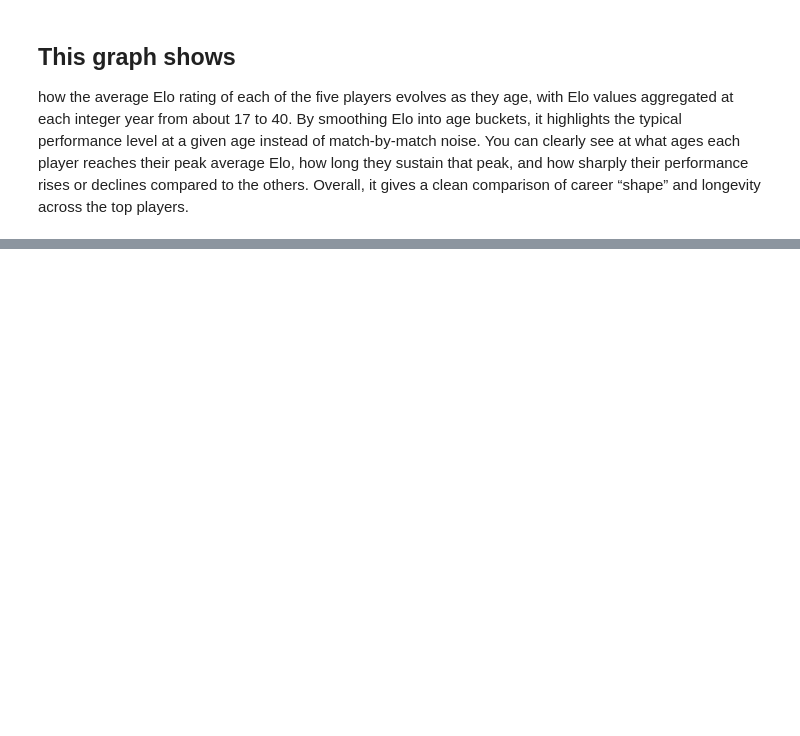
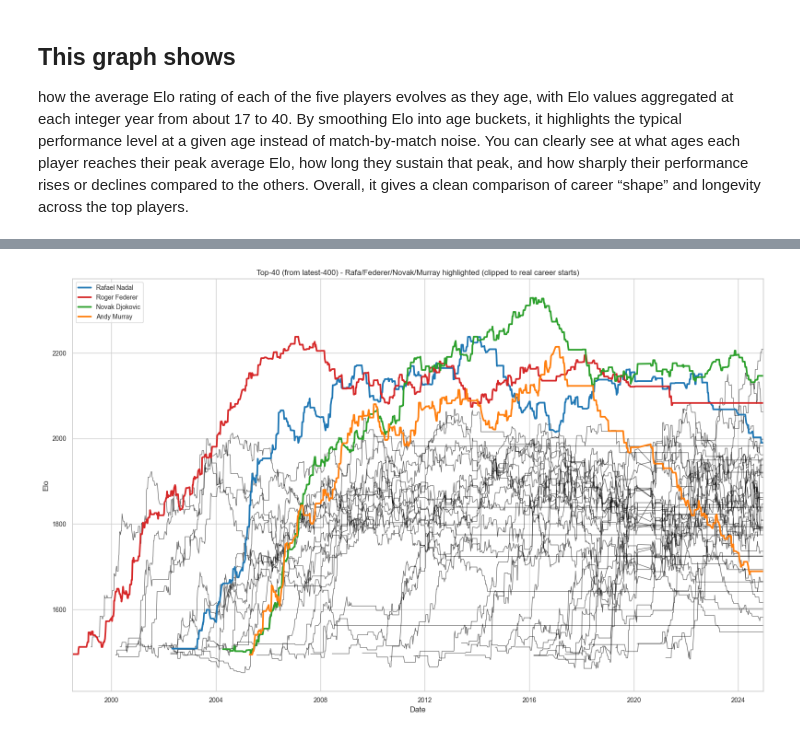
Before and after one commit to San-gularity/Tennis_ATP, a Jupyter notebook: Tennis_ATP.ipynb, the cells around one changed output, grey strips where cells are left out. Cells and saved outputs as stored; diff of their text form; code cells hidden in the pictures; blank space fills up the shorter version.

```diff
--- a/Tennis_ATP.ipynb
+++ b/Tennis_ATP.ipynb
@@ -1197,0 +1296,15 @@ how the average Elo rating of each of the five players evolves as they age, with
+# %%
+# Cell 2: Imports
+import os
+import pandas as pd
+import numpy as np
+import matplotlib.pyplot as plt
+import seaborn as sns
+from datetime import datetime
+
+# plotting defaults
+sns.set(style="whitegrid")
+plt.rcParams["figure.figsize"] = (14, 8)
+plt.rcParams["axes.labelsize"] = 12
+plt.rcParams["xtick.labelsize"] = 10
+plt.rcParams["ytick.labelsize"] = 10
@@ -1197,0 +1315,82 @@ how the average Elo rating of each of the five players evolves as they age, with
+# %%
+# Fixed plot: highlight Rafa/Federer/Novak/Murray and clip each series to player's real start (no 1900 rows)
+import pandas as pd
+import matplotlib.pyplot as plt
+
+csv_path = "Data/elo_from_federer_start.csv"
+df = pd.read_csv(csv_path, parse_dates=["date"]).sort_values("date").reset_index(drop=True)
+players = [c for c in df.columns if c != "date"]
+
+# choose top-40 by peak Elo inside this CSV
+peak_vals = {p: df[p].max(skipna=True) for p in players}
+sorted_players = sorted(peak_vals.items(), key=lambda x: x[1], reverse=True)
+selected_top40 = [p for p,_ in sorted_players[:40]]
+
+# Ensure highlighted players are present and included
+highlight = ["Rafael Nadal", "Roger Federer", "Novak Djokovic", "Andy Murray"]
+for h in highlight:
+    if h in players and h not in selected_top40:
+        selected_top40.insert(0, h)  # ensure they appear and are plotted
+
+# helper to find player's first real date (value != 1500 and not null)
+def player_start_date(series: pd.Series) -> pd.Timestamp | None:
+    mask = series.notna() & (series != 1500)
+    if not mask.any():
+        return None
+    return series.index[mask.argmax()] if False else series.index[mask.values.argmax()]
+
+# Better: use df to find date of first non-1500
+start_dates = {}
+for p in selected_top40:
+    ser = df[p]
+    mask = ser.notna() & (ser != 1500)
+    if mask.any():
+        start_dates[p] = df.loc[mask, 'date'].iloc[0]
+    else:
+        # if never departs from 1500, set to None
+        start_dates[p] = None
+
+# Determine overall plot x-limits: earliest of highlighted starts (if available)
+highlight_starts = [d for p,d in start_dates.items() if p in highlight and d is not None]
+if highlight_starts:
+    x_min = min(highlight_starts)
+else:
+    x_min = df['date'].min()
+
+# Plot
+plt.figure(figsize=(16,10))
+# plot non-highlighted selected players in black, but clipped to their start
+for p in selected_top40:
+    if p in highlight:
+        continue
+    sdate = start_dates.get(p)
+    if sdate is None:
+        continue
+    mask = df['date'] >= sdate
+    plt.plot(df.loc[mask, 'date'], df.loc[mask, p], color='black', alpha=0.6, linewidth=0.9)
+
+# plot highlighted players with colors, clipped to their start
+color_map = {"Rafael Nadal": "tab:blue", "Roger Federer": "tab:red", "Novak Djokovic": "tab:green", "Andy Murray": "tab:orange"}
+for p in highlight:
+    if p not in players:
+        print(f"Warning: {p} not in data; skipping")
+        continue
+    sdate = start_dates.get(p)
+    if sdate is None:
+        # plot from earliest available date if no start detected
+        mask = df['date'] >= x_min
+    else:
+        mask = df['date'] >= sdate
+    plt.plot(df.loc[mask, 'date'], df.loc[mask, p], label=p, color=color_map.get(p, None), linewidth=2.6)
+
+plt.legend(loc='upper left', fontsize=10)
+plt.title('Top-40 (from latest-400) - Rafa/Federer/Novak/Murray highlighted (clipped to real career starts)')
+plt.xlabel('Date')
+plt.ylabel('Elo')
+plt.xlim(x_min, df['date'].max())
+plt.tight_layout()
+out_png = 'Data/elo_latest400_top4_highlight_fixed.png'
+plt.savefig(out_png, dpi=200)
+print(f"Saved fixed plot to {out_png}")
+plt.show()
+# %% [output]
@@ -1197,0 +1398 @@ how the average Elo rating of each of the five players evolves as they age, with
+[figure, added]
```
Also changed, not shown: parts of 6 cells of this notebook, 6 other files.
